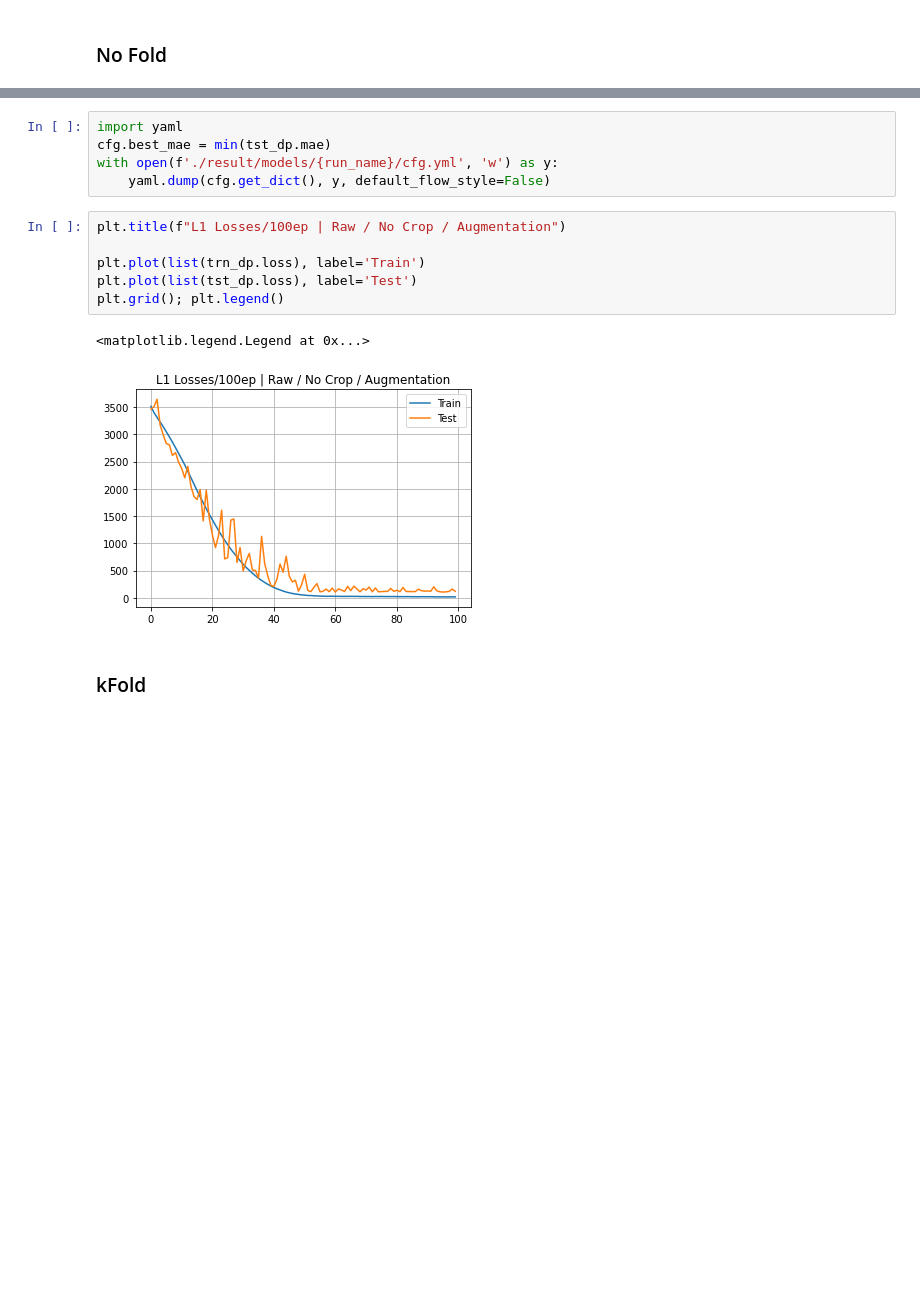
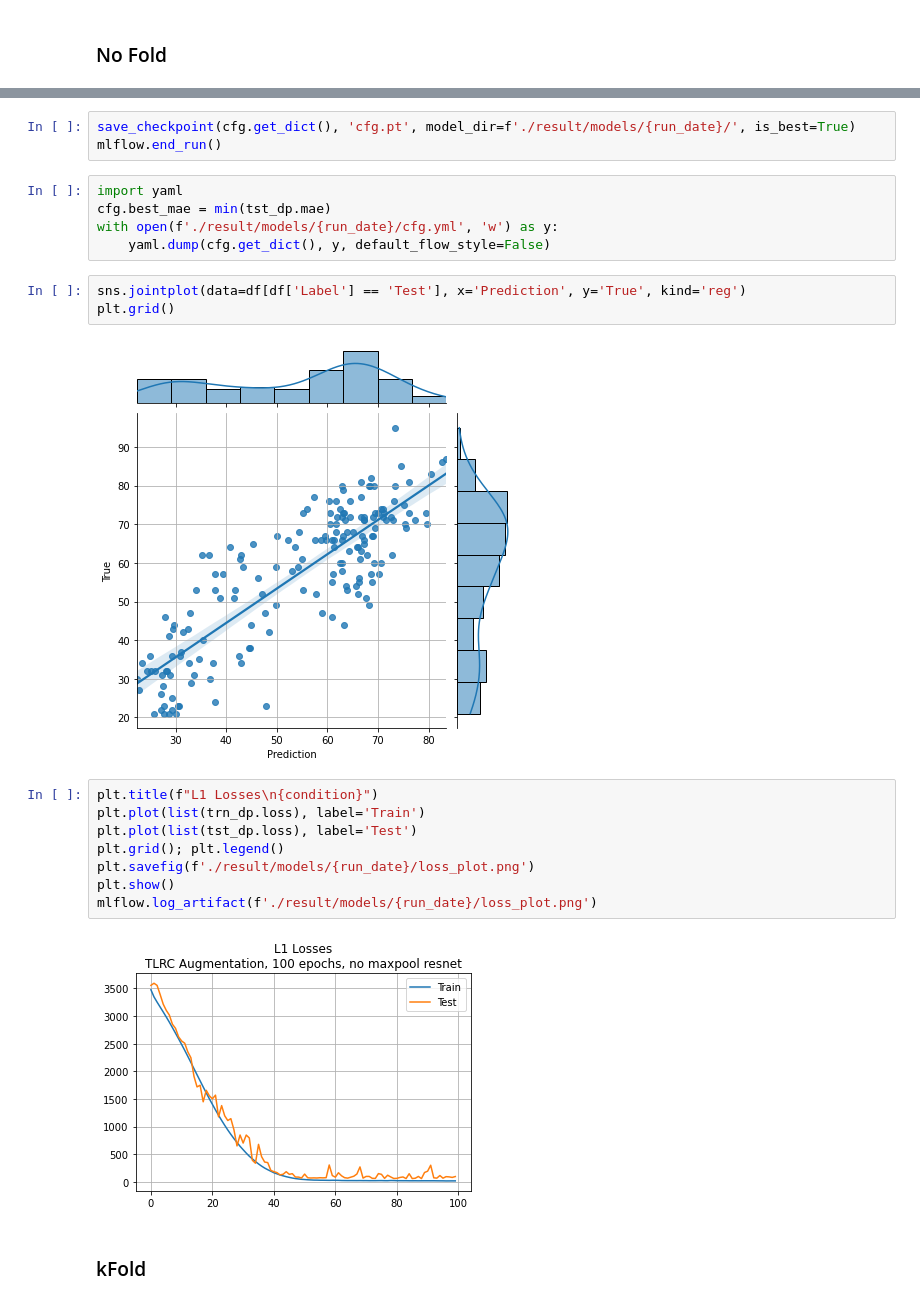
Before and after one commit to 1pha/brain-age-prediction, a Jupyter notebook: main.ipynb, the cells around one changed output, grey strips where cells are left out. Cells and saved outputs as stored; diff of their text form; blank space fills up the shorter version.

```diff
--- a/main.ipynb
+++ b/main.ipynb
@@ -237,17 +272,26 @@ Epoch 15 / 100, BEST MAE 8.000
+# %%
+save_checkpoint(cfg.get_dict(), 'cfg.pt', model_dir=f'./result/models/{run_date}/', is_best=True)
+mlflow.end_run()
 # %%
 import yaml
 cfg.best_mae = min(tst_dp.mae)
-with open(f'./result/models/{run_name}/cfg.yml', 'w') as y:
+with open(f'./result/models/{run_date}/cfg.yml', 'w') as y:
     yaml.dump(cfg.get_dict(), y, default_flow_style=False)
+# %%
+sns.jointplot(data=df[df['Label'] == 'Test'], x='Prediction', y='True', kind='reg')
+plt.grid()
+# %% [output]
+[figure, added]
 # %%
-plt.title(f"L1 Losses/100ep | Raw / No Crop / Augmentation")
-
+plt.title(f"L1 Losses\n{condition}")
 plt.plot(list(trn_dp.loss), label='Train')
 plt.plot(list(tst_dp.loss), label='Test')
 plt.grid(); plt.legend()
+plt.savefig(f'./result/models/{run_date}/loss_plot.png')
+plt.show()
+mlflow.log_artifact(f'./result/models/{run_date}/loss_plot.png')
 # %% [output]
-<matplotlib.legend.Legend at 0x...>
-[figure, old version]
+[figure, new version]
 # %% [markdown]
 ### kFold
 # %%
```
Also changed, not shown: parts of 2 cells of this notebook, 2 other files.
